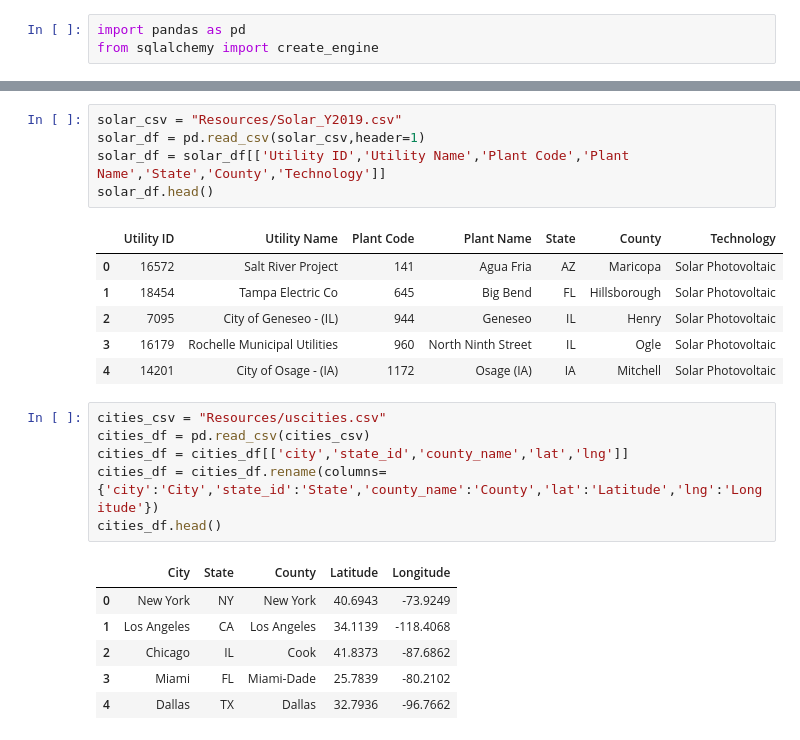
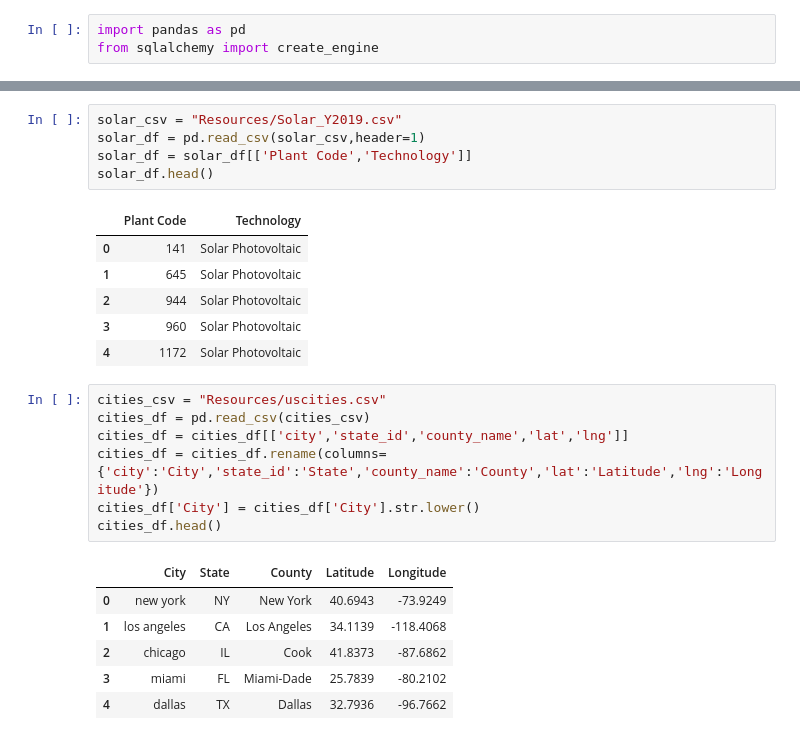
Before and after one commit to AustinRCole/Solar_ETL, a Jupyter notebook: Solar_1.ipynb, the cells around one changed output, grey strips where cells are left out. Drawn from its saved outputs; the diff is of its cells as text.

```diff
--- a/Solar_1.ipynb
+++ b/Solar_1.ipynb
@@ -30,25 +32,26 @@ plants_df.head()
 # %%
 solar_csv = "Resources/Solar_Y2019.csv"
 solar_df = pd.read_csv(solar_csv,header=1)
-solar_df = solar_df[['Utility ID','Utility Name','Plant Code','Plant Name','State','County','Technology']]
+solar_df = solar_df[['Plant Code','Technology']]
 solar_df.head()
 # %% [output]
-|  | Utility ID | Utility Name | Plant Code | Plant Name | State | County | Technology |
-| 0 | 16572 | Salt River Project | 141 | Agua Fria | AZ | Maricopa | Solar Photovoltaic |
-| 1 | 18454 | Tampa Electric Co | 645 | Big Bend | FL | Hillsborough | Solar Photovoltaic |
-| 2 | 7095 | City of Geneseo - (IL) | 944 | Geneseo | IL | Henry | Solar Photovoltaic |
-| 3 | 16179 | Rochelle Municipal Utilities | 960 | North Ninth Street | IL | Ogle | Solar Photovoltaic |
-| 4 | 14201 | City of Osage - (IA) | 1172 | Osage (IA) | IA | Mitchell | Solar Photovoltaic |
+|  | Plant Code | Technology |
+| 0 | 141 | Solar Photovoltaic |
+| 1 | 645 | Solar Photovoltaic |
+| 2 | 944 | Solar Photovoltaic |
+| 3 | 960 | Solar Photovoltaic |
+| 4 | 1172 | Solar Photovoltaic |
 # %%
 cities_csv = "Resources/uscities.csv"
 cities_df = pd.read_csv(cities_csv)
 cities_df = cities_df[['city','state_id','county_name','lat','lng']]
 cities_df = cities_df.rename(columns={'city':'City','state_id':'State','county_name':'County','lat':'Latitude','lng':'Longitude'})
+cities_df['City'] = cities_df['City'].str.lower()
 cities_df.head()
 # %% [output]
 |  | City | State | County | Latitude | Longitude |
-| 0 | New York | NY | New York | 40.6943 | -73.9249 |
-| 1 | Los Angeles | CA | Los Angeles | 34.1139 | -118.4068 |
-| 2 | Chicago | IL | Cook | 41.8373 | -87.6862 |
-| 3 | Miami | FL | Miami-Dade | 25.7839 | -80.2102 |
-| 4 | Dallas | TX | Dallas | 32.7936 | -96.7662 |
+| 0 | new york | NY | New York | 40.6943 | -73.9249 |
+| 1 | los angeles | CA | Los Angeles | 34.1139 | -118.4068 |
+| 2 | chicago | IL | Cook | 41.8373 | -87.6862 |
+| 3 | miami | FL | Miami-Dade | 25.7839 | -80.2102 |
+| 4 | dallas | TX | Dallas | 32.7936 | -96.7662 |
```
Also changed, not shown: parts of 6 cells of this notebook.
